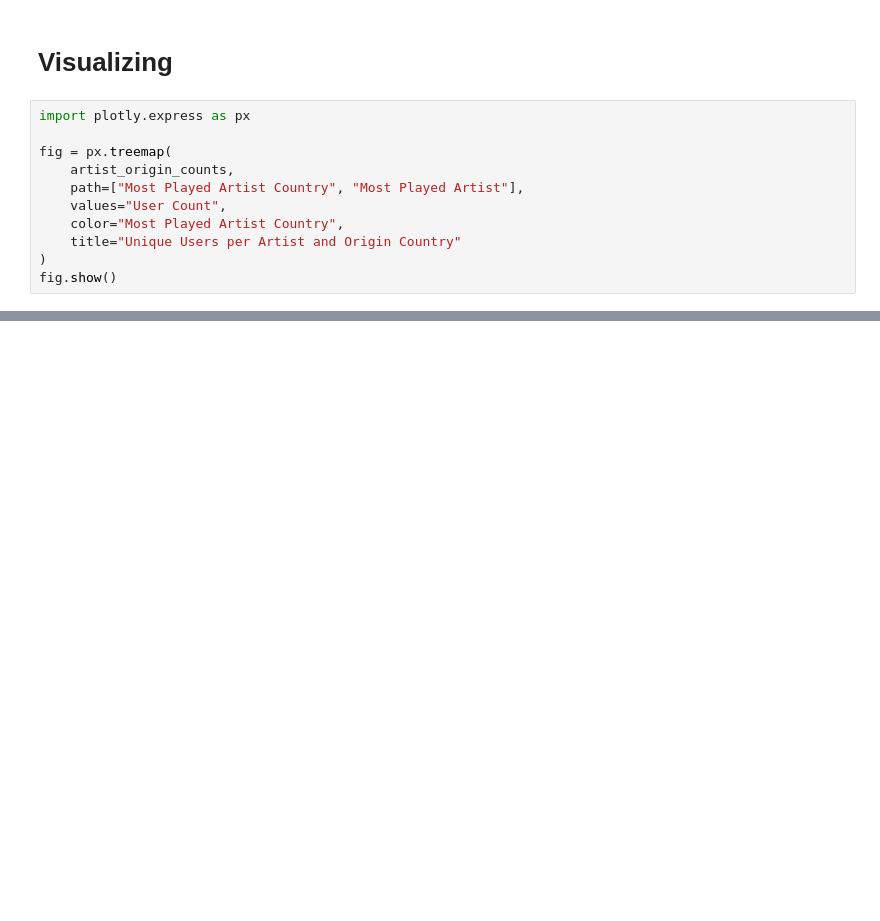
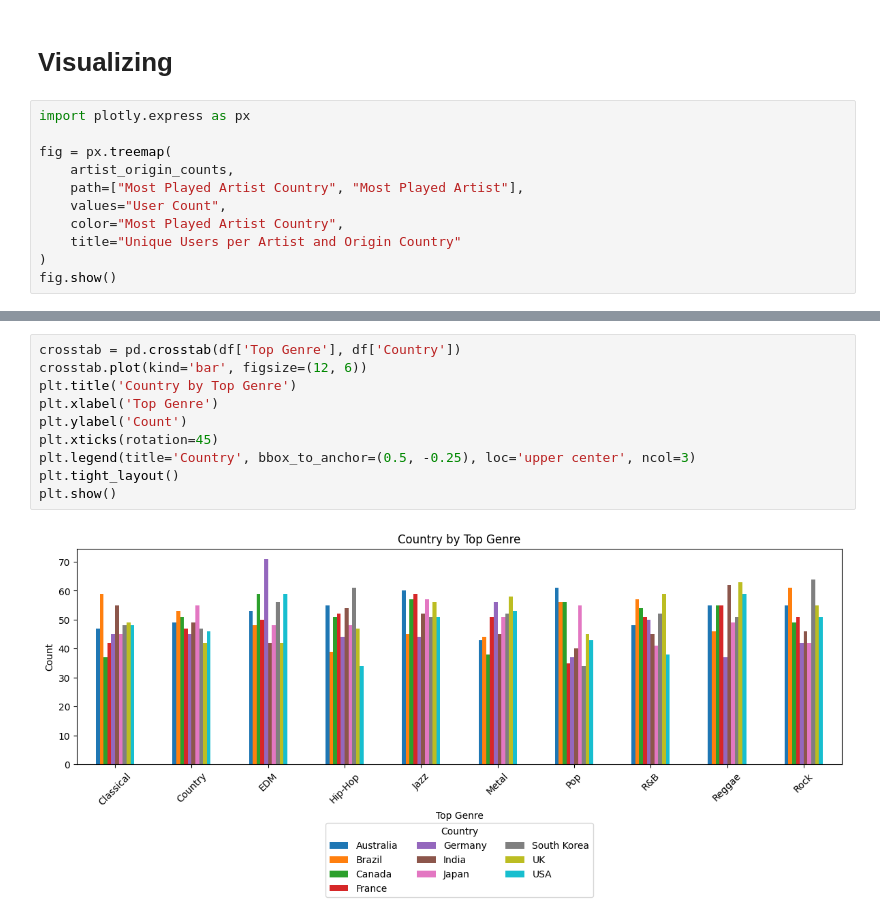
Before and after one commit to dvm14/spotify_magnified, a Jupyter notebook: src/exploratory_data_analysis.ipynb, the cells around one changed output, grey strips where cells are left out. Drawn from its saved outputs; the diff is of its cells as text; blank space fills up the shorter version.

```diff
--- a/src/exploratory_data_analysis.ipynb
+++ b/src/exploratory_data_analysis.ipynb
@@ -623,0 +694,12 @@ fig.show()
+# %%
+crosstab = pd.crosstab(df['Top Genre'], df['Country'])
+crosstab.plot(kind='bar', figsize=(12, 6))
+plt.title('Country by Top Genre')
+plt.xlabel('Top Genre')
+plt.ylabel('Count')
+plt.xticks(rotation=45)
+plt.legend(title='Country', bbox_to_anchor=(0.5, -0.25), loc='upper center', ncol=3)
+plt.tight_layout()
+plt.show()
+# %% [output]
+[figure, added]
```
Also changed, not shown: parts of 16 cells of this notebook, 1 other file.
